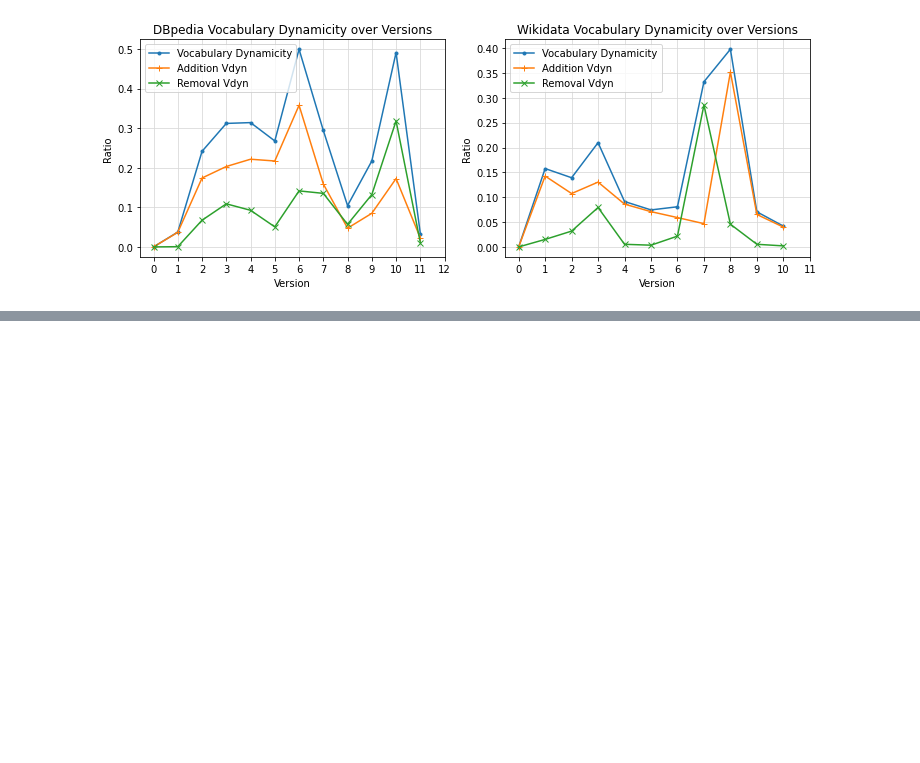
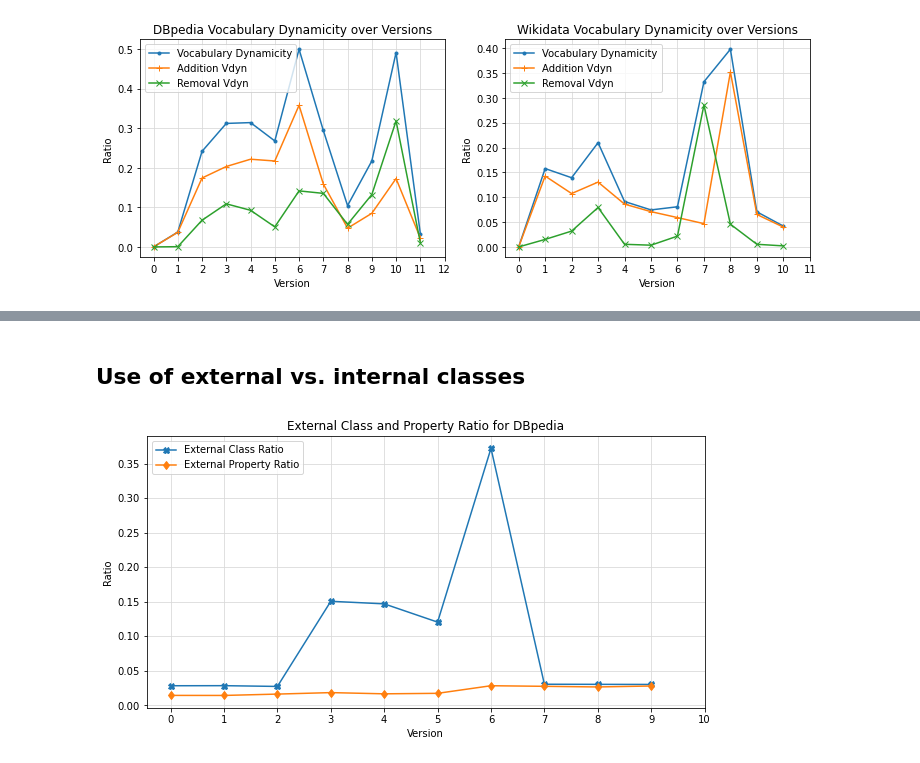
Before and after one commit to EBrandDV/P4, a Jupyter notebook: notebook.ipynb, the cells around one changed output, grey strips where cells are left out. Saved outputs shown, nothing was run; the diff lists cells and outputs as text; code cells hidden in the pictures; blank space fills up the shorter version.

```diff
--- a/notebook.ipynb
+++ b/notebook.ipynb
@@ -121,0 +136,7 @@ plt.show()
+# %% [markdown]
+## Use of external vs. internal classes
+# %%
+plt.rcParams["figure.figsize"] = [10, 5]
+viz.external_ratio(class_path= 'Data/icr_set.csv', property_path= 'Data/ipr_set.csv')
+# %% [output]
+[figure, added]
```
Also changed, not shown: parts of 13 cells of this notebook, 1 other file.
